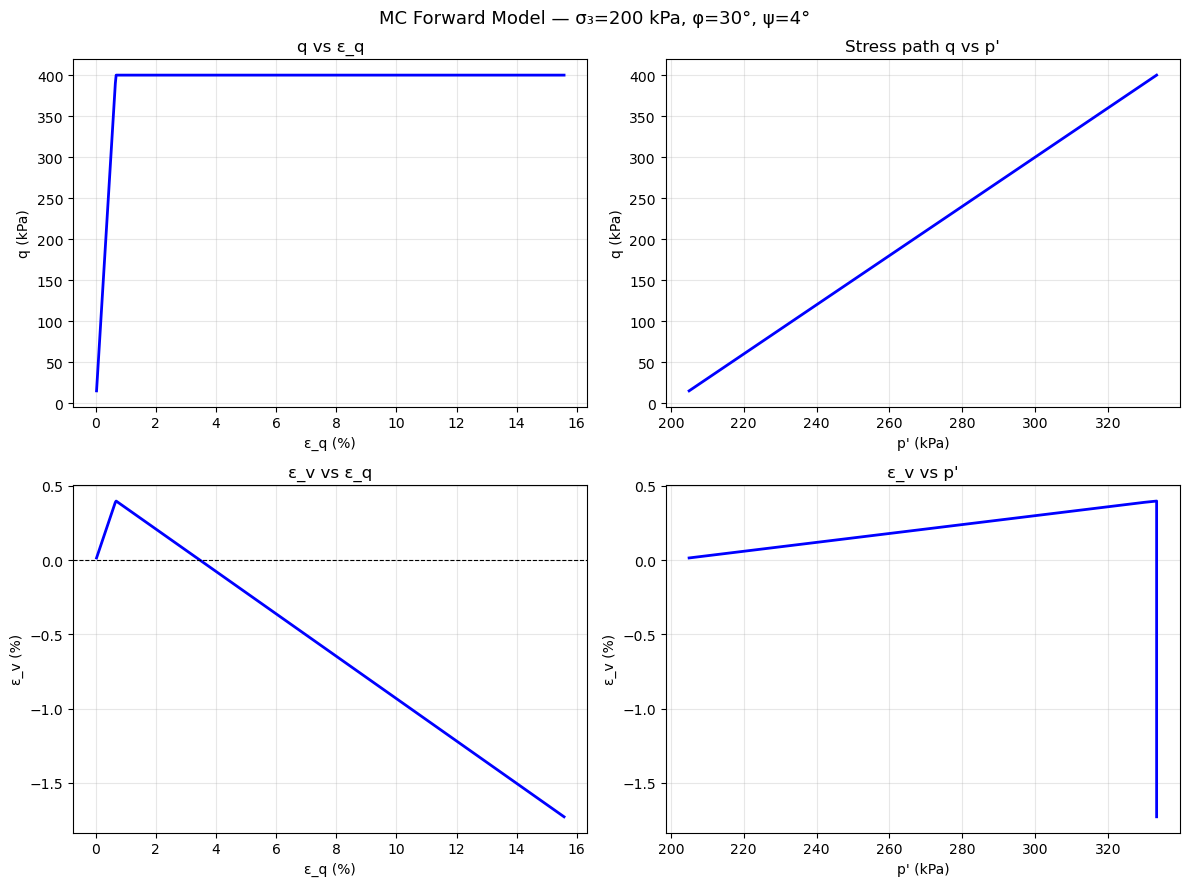
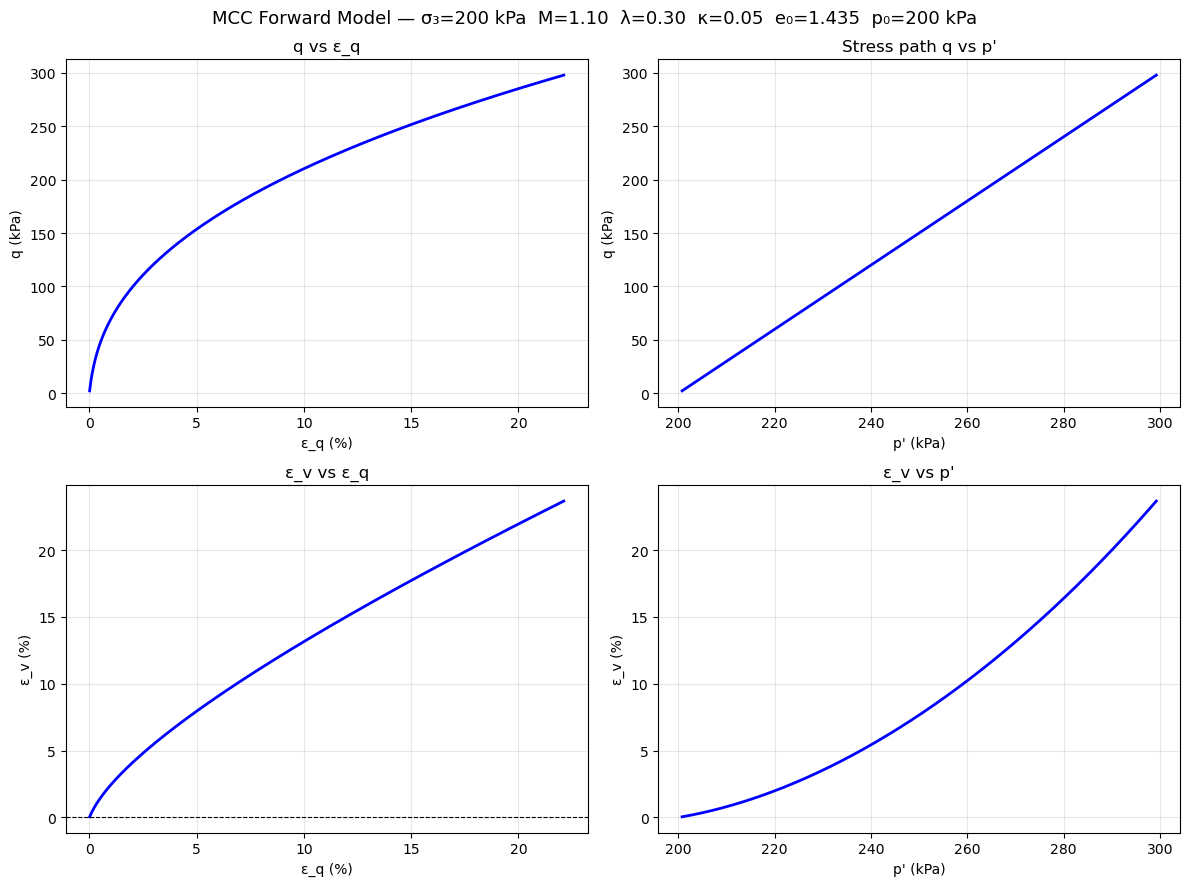
Code edit (unified diff) that turned the first committed figure into the second:
--- before
+++ after
@@ -1,16 +1,15 @@
 # forward model test run
-E  = 50000 #kPa
-nu = 0.25
-G  = E / (2*(1 + nu))
-K  = E / (3*(1 - 2*nu))
-phi_deg = 30
-psi_deg = 4
+Mval     = 1.1     
+lam   = 0.30     # lambda (NCL slope)
+kap   = 0.05    # kappa (recompression line)
+nu    = 0.25    # Poisson's ratio
+e0    = 1.435   # initial void ratio
+p0_in = 200      # initial YS size - NC: sigma3 = p0
 
-params0 =  np.array([K, G, phi_deg, psi_deg])
+params0 =  np.array([Mval, lam, kap, nu, e0, p0_in])
 
-c       = 0.0
 sigma3  = 200.0
     
-q, eps_q, eps_v, p = MC_forward(params0, c=c, sigma3=sigma3, eps_max=0.15, n_steps=500, load_tag=110, obs_eps1=None)
+q, eps_q, eps_v, p = MCC_forward(params0, sigma3, eps_max=0.3, n_steps=1000, load_tag=110, obs_eps1=None)
 
 fig, axes = plt.subplots(2, 2, figsize=(12, 9))
@@ -41,5 +40,5 @@
 axes[1,1].grid(alpha=0.3)
 
-plt.suptitle(f'MC Forward Model — σ₃={sigma3:.0f} kPa, φ={phi_deg:.0f}°, ψ={psi_deg:.0f}°', fontsize=13)
+plt.suptitle(f'MCC Forward Model — σ₃={sigma3:.0f} kPa  M={Mval:.2f}  λ={lam:.2f}  κ={kap:.2f}  e₀={e0:.3f}  p₀={p0_in:.0f} kPa', fontsize=13)
 plt.tight_layout()
 plt.show()

Commit: MCC driver 90%